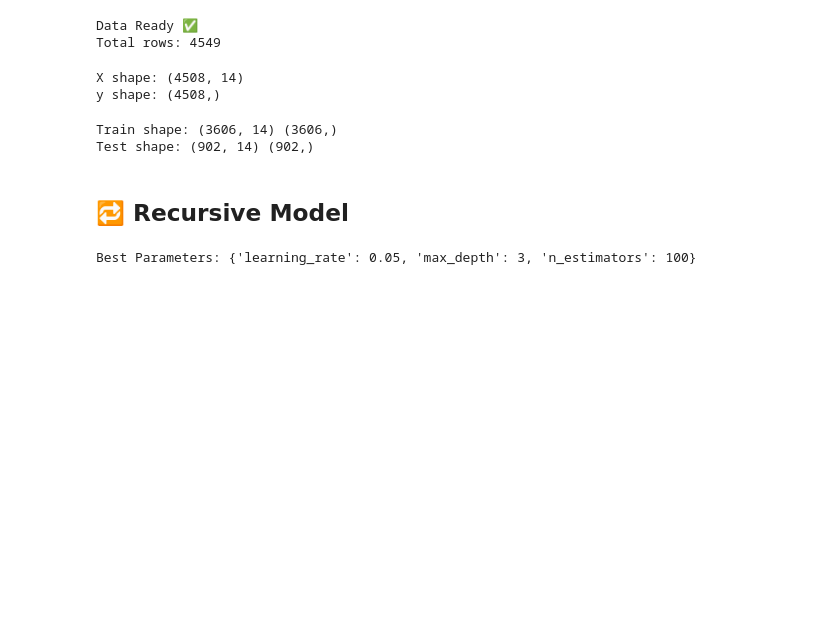
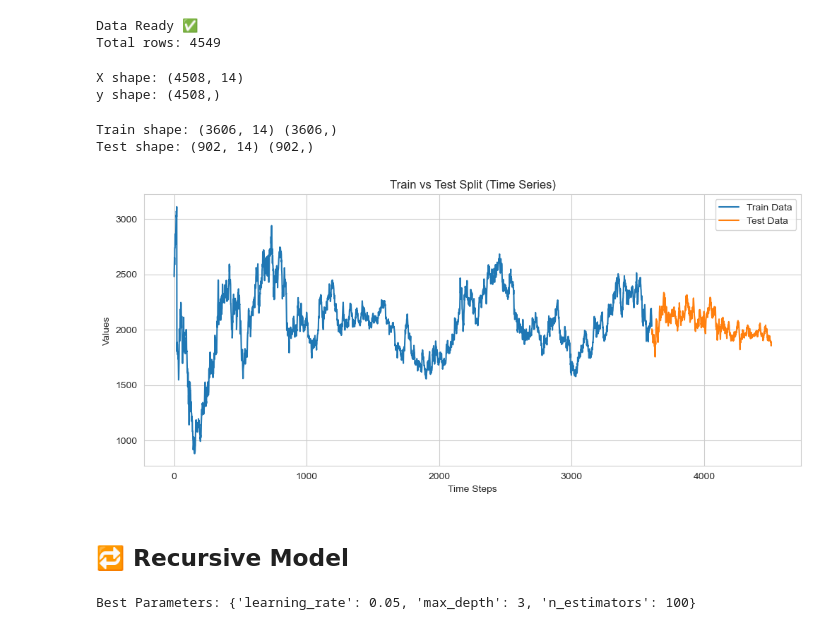
Before and after one commit to vihan2304/time-series-forecasting, a Jupyter notebook: FINAL_FORECAST.ipynb, the cells around one changed output. Saved outputs shown, nothing was run; the diff lists cells and outputs as text; code cells hidden in the pictures; blank space fills up the shorter version.

Commit message:
Updated forecasting graphs

```diff
--- a/FINAL_FORECAST.ipynb
+++ b/FINAL_FORECAST.ipynb
@@ -11,7 +11,7 @@ import pandas as pd
 df = pd.read_csv(r"C:\Users\Lenovo\Downloads\Lead_Pricing.csv")
 
 # Convert Date column
-df['Date'] = pd.to_datetime(df['Date'])
+df['Date'] = pd.to_datetime(df['Date'],dayfirst=True)
 
 # Sort properly
 df = df.sort_values('Date').reset_index(drop=True)
@@ -73,6 +77,26 @@ print("Test shape:", X_test.shape, y_test.shape)
 # %% [output]
 Train shape: (3606, 14) (3606,)
 Test shape: (902, 14) (902,)
+# %%
+import matplotlib.pyplot as plt
+
+plt.figure(figsize=(12,5))
+
+# Plot training data
+plt.plot(range(len(y_train)), y_train, label="Train Data")
+
+# Plot test data (continues after train)
+plt.plot(range(len(y_train), len(y_train) + len(y_test)), y_test, label="Test Data")
+
+plt.title("Train vs Test Split (Time Series)")
+plt.xlabel("Time Steps")
+plt.ylabel("Values")
+plt.legend()
+plt.grid(True)
+plt.savefig("results/train_test.png")
+plt.show()
+# %% [output]
+[figure, added]
 # %% [markdown]
 ## 🔁 Recursive Model
 # %%
```
Also changed, not shown: parts of 4 cells of this notebook.
